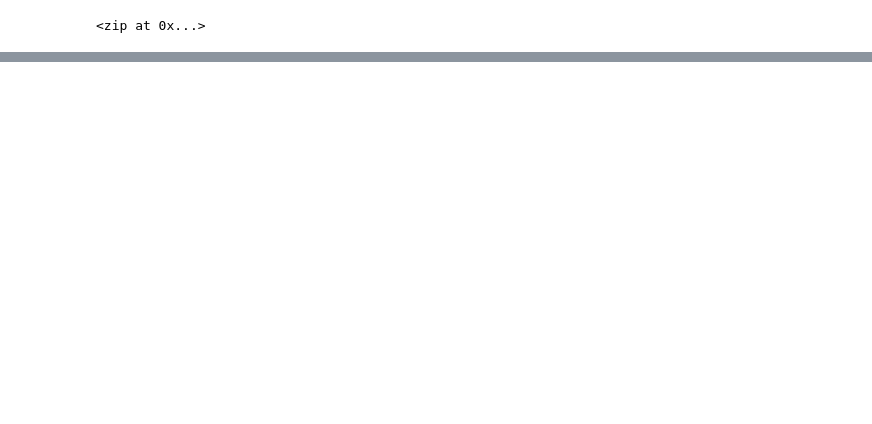
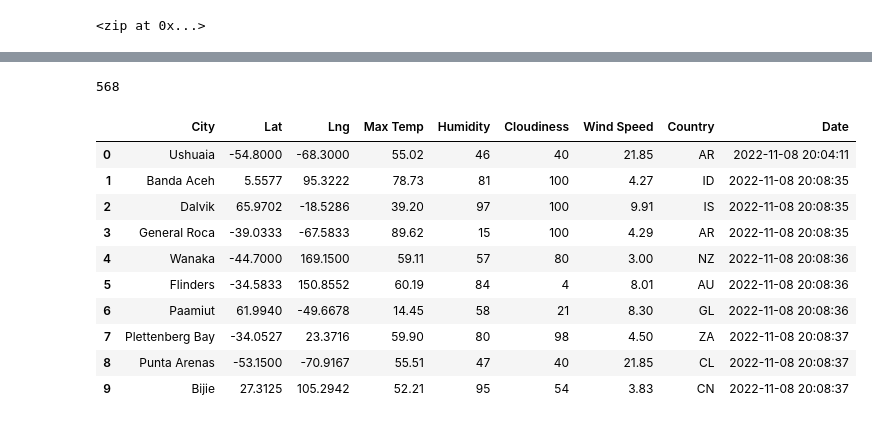
Before and after one commit to JGILINGER7/World_Weather_Analysis, a Jupyter notebook: WeatherPy.ipynb, the cells around one changed output, grey strips where cells are left out. Cells and saved outputs as stored; diff of their text form; code cells hidden in the pictures; blank space fills up the shorter version.

```diff
--- a/WeatherPy.ipynb
+++ b/WeatherPy.ipynb
@@ -17,3 +23,6 @@ coordinates = list(lat_lngs)
+# %%
+# Starting URL for Weather Map API Call.
+url = "http://api.openweathermap.org/data/2.5/weather?units=Imperial&APPID=" + weather_api_key
 # %%
 from citipy import citipy
 # %%
@@ -32,0 +46,10 @@ len(cities)
+# %%
+# Create an empty list to hold the weather data.
+city_data = []
+# Print the beginning of the logging.
+print("Beginning Data Retrieval     ")
+print("-----------------------------")
+
+# Create counters.
+record_count = 1
+set_count = 1
@@ -32,0 +128,20 @@ len(cities)
+# %%
+len(city_data)
+# %% [output]
+568
+# %%
+# Convert the array of dictionaries to a Pandas DataFrame.
+city_data_df = pd.DataFrame(city_data)
+city_data_df.head(10)
+# %% [output]
+|  | City | Lat | Lng | Max Temp | Humidity | Cloudiness | Wind Speed | Country | Date |
+| 0 | Ushuaia | -54.8000 | -68.3000 | 55.02 | 46 | 40 | 21.85 | AR | 2022-11-08 20:04:11 |
+| 1 | Banda Aceh | 5.5577 | 95.3222 | 78.73 | 81 | 100 | 4.27 | ID | 2022-11-08 20:08:35 |
+| 2 | Dalvik | 65.9702 | -18.5286 | 39.20 | 97 | 100 | 9.91 | IS | 2022-11-08 20:08:35 |
+| 3 | General Roca | -39.0333 | -67.5833 | 89.62 | 15 | 100 | 4.29 | AR | 2022-11-08 20:08:35 |
+| 4 | Wanaka | -44.7000 | 169.1500 | 59.11 | 57 | 80 | 3.00 | NZ | 2022-11-08 20:08:36 |
+| 5 | Flinders | -34.5833 | 150.8552 | 60.19 | 84 | 4 | 8.01 | AU | 2022-11-08 20:08:36 |
+| 6 | Paamiut | 61.9940 | -49.6678 | 14.45 | 58 | 21 | 8.30 | GL | 2022-11-08 20:08:36 |
+| 7 | Plettenberg Bay | -34.0527 | 23.3716 | 59.90 | 80 | 98 | 4.50 | ZA | 2022-11-08 20:08:37 |
+| 8 | Punta Arenas | -53.1500 | -70.9167 | 55.51 | 47 | 40 | 21.85 | CL | 2022-11-08 20:08:37 |
+| 9 | Bijie | 27.3125 | 105.2942 | 52.21 | 95 | 54 | 3.83 | CN | 2022-11-08 20:08:37 |
```
Also changed, not shown: parts of 13 cells of this notebook, 1 other file.
